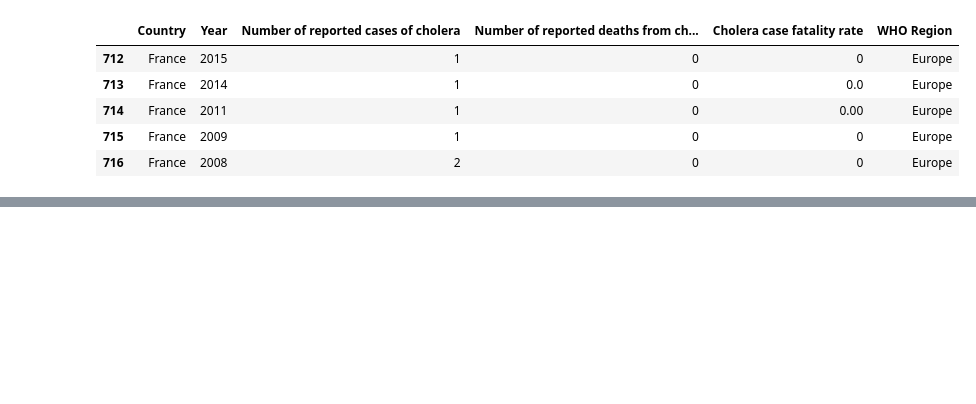
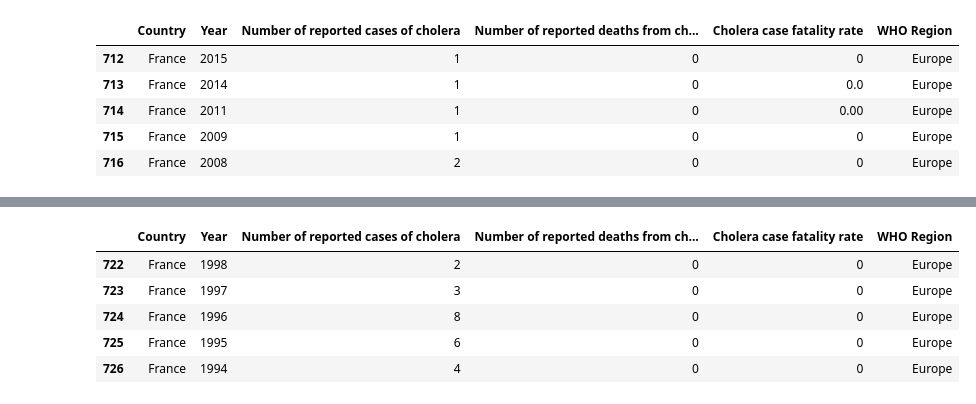
Before and after one commit to Balgaros/Python, a Jupyter notebook: Evaluation_Yvan_Capron.ipynb, the cells around one changed output, grey strips where cells are left out. Cells and saved outputs as stored; diff of their text form; code cells hidden in the pictures; blank space fills up the shorter version.

```diff
--- a/Evaluation_Yvan_Capron.ipynb
+++ b/Evaluation_Yvan_Capron.ipynb
@@ -160,0 +173,11 @@ filtre2.head()
+# %%
+"nombre de cas entre 1990 et 2000 en france"
+filtre4 = df.query('(Year > 1990) & (Year < 2000) & (Country=="France")')
+filtre4.head()
+# %% [output]
+|  | Country | Year | Number of reported cases of cholera | Number of reported deaths from ch... | Cholera case fatality rate | WHO Region |
+| 722 | France | 1998 | 2 | 0 | 0 | Europe |
+| 723 | France | 1997 | 3 | 0 | 0 | Europe |
+| 724 | France | 1996 | 8 | 0 | 0 | Europe |
+| 725 | France | 1995 | 6 | 0 | 0 | Europe |
+| 726 | France | 1994 | 4 | 0 | 0 | Europe |
```
Also changed, not shown: parts of 7 cells of this notebook.
